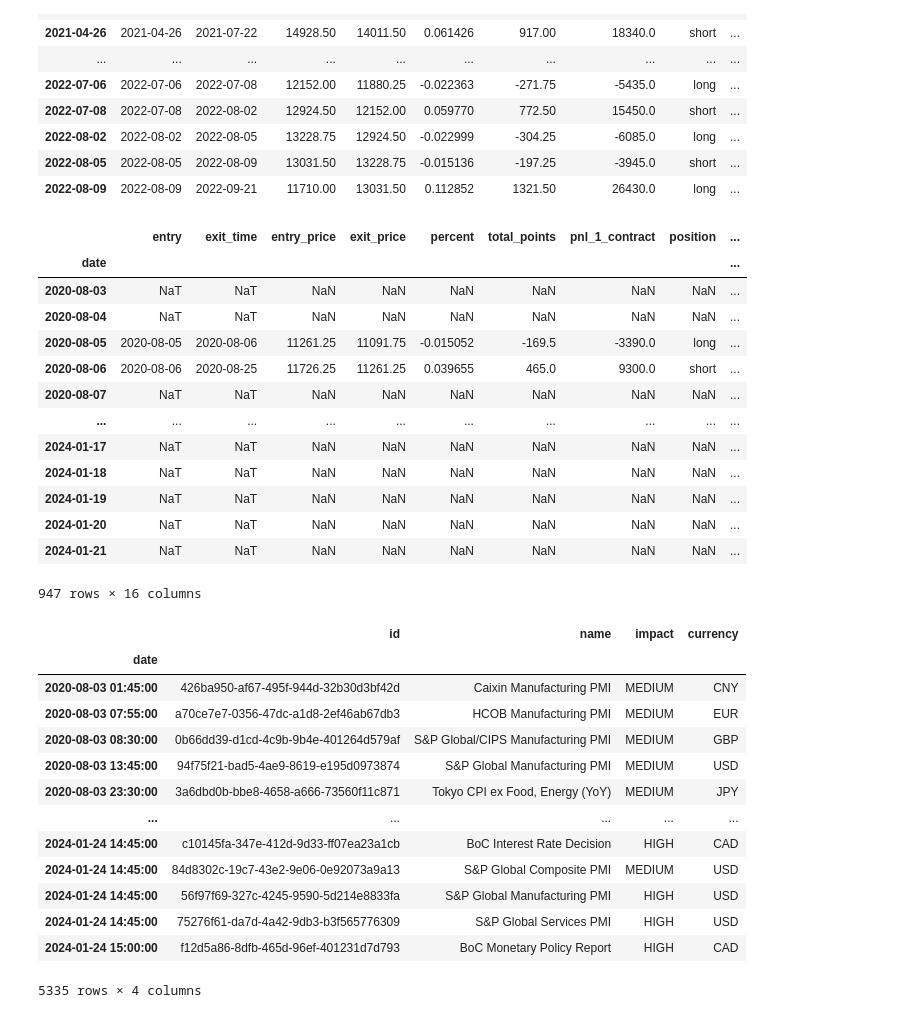
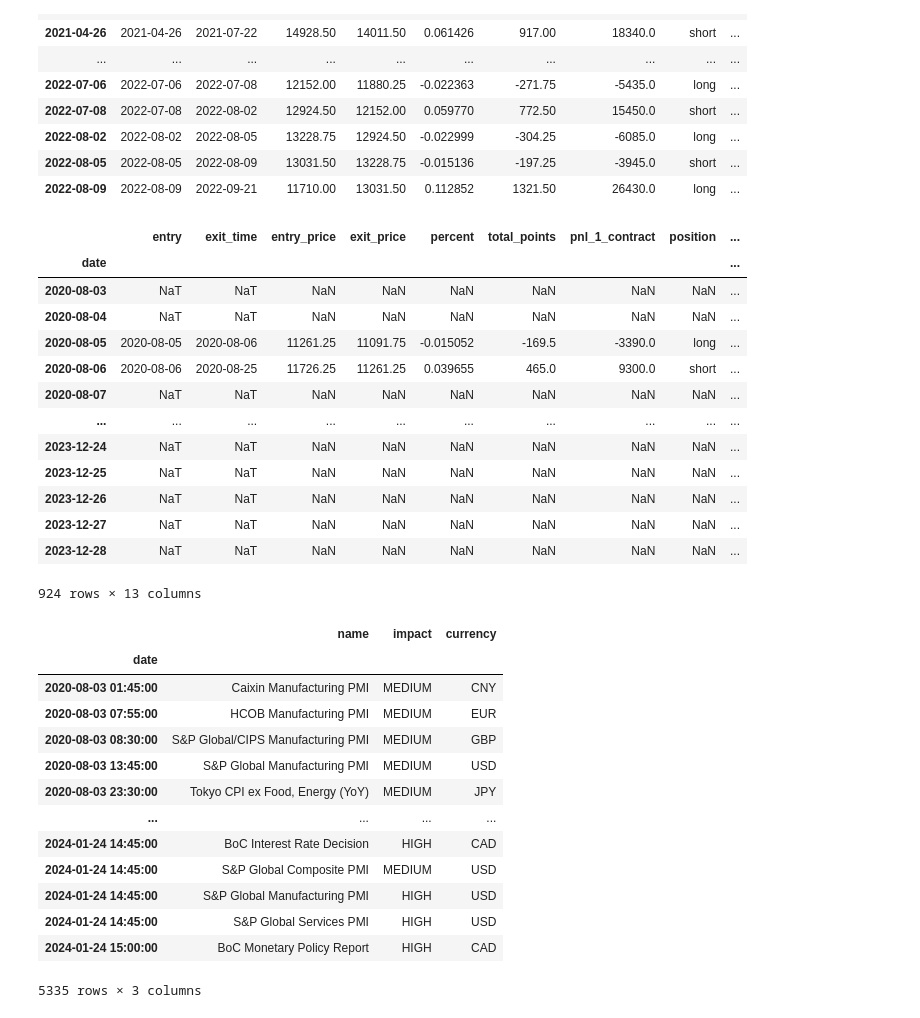
Before and after one commit to elliotwatt/project2, a Jupyter notebook: market_prof_w_comments.ipynb, the cells around one changed output. Cells and saved outputs as stored; diff of their text form; code cells hidden in the pictures.

```diff
--- a/market_prof_w_comments.ipynb
+++ b/market_prof_w_comments.ipynb
@@ -392,6 +392,10 @@ total_trades
 # %%
 nas_and_trades = pd.concat([total_trades, nas_df], axis=1)
 nas_and_trades = nas_and_trades.drop(nas_and_trades.index[:23])
+n = 23
+nas_and_trades.drop(nas_and_trades.tail(n).index, inplace=True)
+columns_to_drop = ['sr_signal', 'log_ret', 'sr_return']
+nas_and_trades = nas_and_trades.drop(columns=columns_to_drop)
 nas_and_trades
 # %% [output]
 |  | entry | exit_time | entry_price | exit_price | percent | total_points | pnl_1_contract | position | ... |
@@ -402,33 +406,35 @@ nas_and_trades
 | 2020-08-06 | 2020-08-06 | 2020-08-25 | 11726.25 | 11261.25 | 0.039655 | 465.0 | 9300.0 | short | ... |
 | 2020-08-07 | NaT | NaT | NaN | NaN | NaN | NaN | NaN | NaN | ... |
 | ... | ... | ... | ... | ... | ... | ... | ... | ... | ... |
-| 2024-01-17 | NaT | NaT | NaN | NaN | NaN | NaN | NaN | NaN | ... |
-| 2024-01-18 | NaT | NaT | NaN | NaN | NaN | NaN | NaN | NaN | ... |
-| 2024-01-19 | NaT | NaT | NaN | NaN | NaN | NaN | NaN | NaN | ... |
-| 2024-01-20 | NaT | NaT | NaN | NaN | NaN | NaN | NaN | NaN | ... |
-| 2024-01-21 | NaT | NaT | NaN | NaN | NaN | NaN | NaN | NaN | ... |
+| 2023-12-24 | NaT | NaT | NaN | NaN | NaN | NaN | NaN | NaN | ... |
+| 2023-12-25 | NaT | NaT | NaN | NaN | NaN | NaN | NaN | NaN | ... |
+| 2023-12-26 | NaT | NaT | NaN | NaN | NaN | NaN | NaN | NaN | ... |
+| 2023-12-27 | NaT | NaT | NaN | NaN | NaN | NaN | NaN | NaN | ... |
+| 2023-12-28 | NaT | NaT | NaN | NaN | NaN | NaN | NaN | NaN | ... |
-947 rows × 16 columns
+924 rows × 13 columns
 # %%
 news_file = Path('C:\\Users\\Elliot\\Documents\\coding\\Berkeley\\project2\\calendar-event-list.csv')
 news_df = pd.read_csv(news_file)
 news_df.columns = ['id', 'date', 'name', 'impact', 'currency']
 news_df['date'] = pd.to_datetime(news_df['date'])
+
 news_df = news_df.set_index('date')
 news_df.drop(news_df[news_df['impact'] == 'LOW'].index, inplace=True)
 news_df.drop(news_df[news_df['impact'] == 'NONE'].index, inplace=True)
+news_df = news_df.drop('id', axis=1)
 news_df
 # %% [output]
-|  | id | name | impact | currency |
-| date |  |  |  |  |
-| 2020-08-03 01:45:00 | 426ba950-af67-495f-944d-32b30d3bf42d | Caixin Manufacturing PMI | MEDIUM | CNY |
-| 2020-08-03 07:55:00 | a70ce7e7-0356-47dc-a1d8-2ef46ab67db3 | HCOB Manufacturing PMI | MEDIUM | EUR |
-| 2020-08-03 08:30:00 | 0b66dd39-d1cd-4c9b-9b4e-401264d579af | S&P Global/CIPS Manufacturing PMI | MEDIUM | GBP |
-| 2020-08-03 13:45:00 | 94f75f21-bad5-4ae9-8619-e195d0973874 | S&P Global Manufacturing PMI | MEDIUM | USD |
-| 2020-08-03 23:30:00 | 3a6dbd0b-bbe8-4658-a666-73560f11c871 | Tokyo CPI ex Food, Energy (YoY) | MEDIUM | JPY |
-| ... | ... | ... | ... | ... |
-| 2024-01-24 14:45:00 | c10145fa-347e-412d-9d33-ff07ea23a1cb | BoC Interest Rate Decision | HIGH | CAD |
-| 2024-01-24 14:45:00 | 84d8302c-19c7-43e2-9e06-0e92073a9a13 | S&P Global Composite PMI | MEDIUM | USD |
-| 2024-01-24 14:45:00 | 56f97f69-327c-4245-9590-5d214e8833fa | S&P Global Manufacturing PMI | HIGH | USD |
-| 2024-01-24 14:45:00 | 75276f61-da7d-4a42-9db3-b3f565776309 | S&P Global Services PMI | HIGH | USD |
-| 2024-01-24 15:00:00 | f12d5a86-8dfb-465d-96ef-401231d7d793 | BoC Monetary Policy Report | HIGH | CAD |
+|  | name | impact | currency |
+| date |  |  |  |
+| 2020-08-03 01:45:00 | Caixin Manufacturing PMI | MEDIUM | CNY |
+| 2020-08-03 07:55:00 | HCOB Manufacturing PMI | MEDIUM | EUR |
+| 2020-08-03 08:30:00 | S&P Global/CIPS Manufacturing PMI | MEDIUM | GBP |
+| 2020-08-03 13:45:00 | S&P Global Manufacturing PMI | MEDIUM | USD |
+| 2020-08-03 23:30:00 | Tokyo CPI ex Food, Energy (YoY) | MEDIUM | JPY |
+| ... | ... | ... | ... |
+| 2024-01-24 14:45:00 | BoC Interest Rate Decision | HIGH | CAD |
+| 2024-01-24 14:45:00 | S&P Global Composite PMI | MEDIUM | USD |
+| 2024-01-24 14:45:00 | S&P Global Manufacturing PMI | HIGH | USD |
+| 2024-01-24 14:45:00 | S&P Global Services PMI | HIGH | USD |
+| 2024-01-24 15:00:00 | BoC Monetary Policy Report | HIGH | CAD |
-5335 rows × 4 columns
+5335 rows × 3 columns
```
Also changed, not shown: parts of 4 cells of this notebook.
